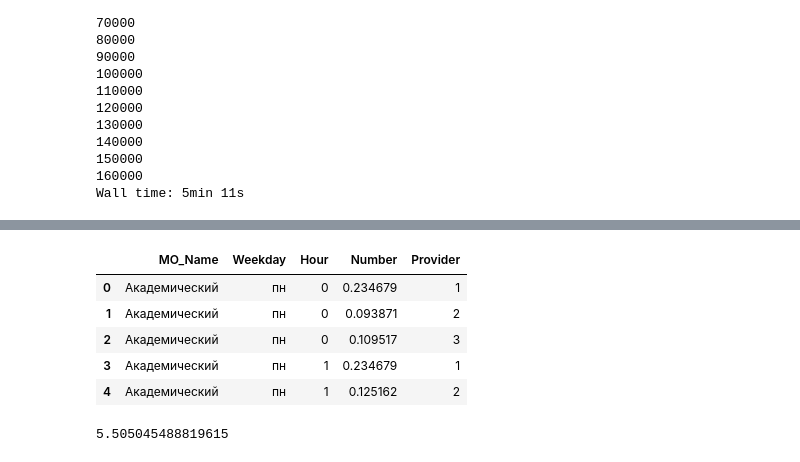
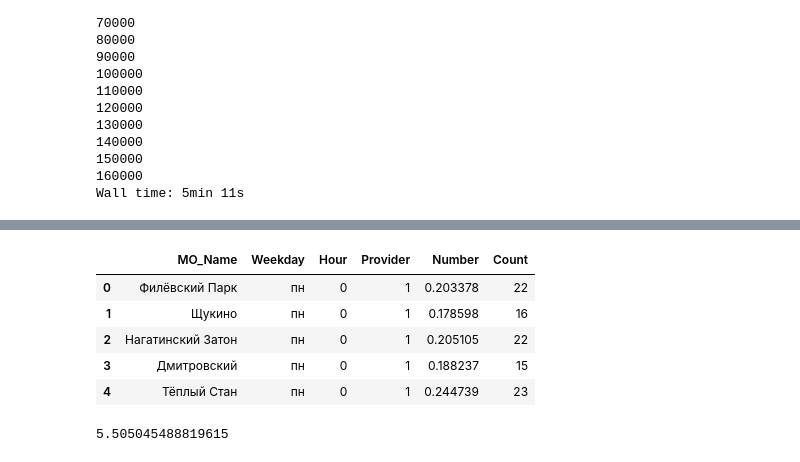
Before and after one commit to fleetmap/stat, a Jupyter notebook: data/get data .ipynb, the cells around one changed output, grey strips where cells are left out. Saved outputs shown, nothing was run; the diff lists cells and outputs as text; code cells hidden in the pictures.

Commit message:
add count to data

```diff
--- a/data/get data .ipynb
+++ b/data/get data .ipynb
@@ -277,14 +286,14 @@ dt_full3['Provider'] = 3
 dt_full_provider = pd.concat([dt_full1,dt_full2,dt_full3])
 del dt_full_provider['Number']
 # %%
-result_dt_gr.head()
+dt_full_actual.head()
 # %% [output]
-|  | MO_Name | Weekday | Hour | Number | Provider |
-| 0 | Академический | пн | 0 | 0.234679 | 1 |
-| 1 | Академический | пн | 0 | 0.093871 | 2 |
-| 2 | Академический | пн | 0 | 0.109517 | 3 |
-| 3 | Академический | пн | 1 | 0.234679 | 1 |
-| 4 | Академический | пн | 1 | 0.125162 | 2 |
+|  | MO_Name | Weekday | Hour | Provider | Number | Count |
+| 0 | Филёвский Парк | пн | 0 | 1 | 0.203378 | 22 |
+| 1 | Щукино | пн | 0 | 1 | 0.178598 | 16 |
+| 2 | Нагатинский Затон | пн | 0 | 1 | 0.205105 | 22 |
+| 3 | Дмитровский | пн | 0 | 1 | 0.188237 | 15 |
+| 4 | Тёплый Стан | пн | 0 | 1 | 0.244739 | 23 |
 # %%
 dt_full_actual = pd.merge(dt_full_provider,
                           result_dt_gr,
```
Also changed, not shown: parts of 7 cells of this notebook, 1 other file.
